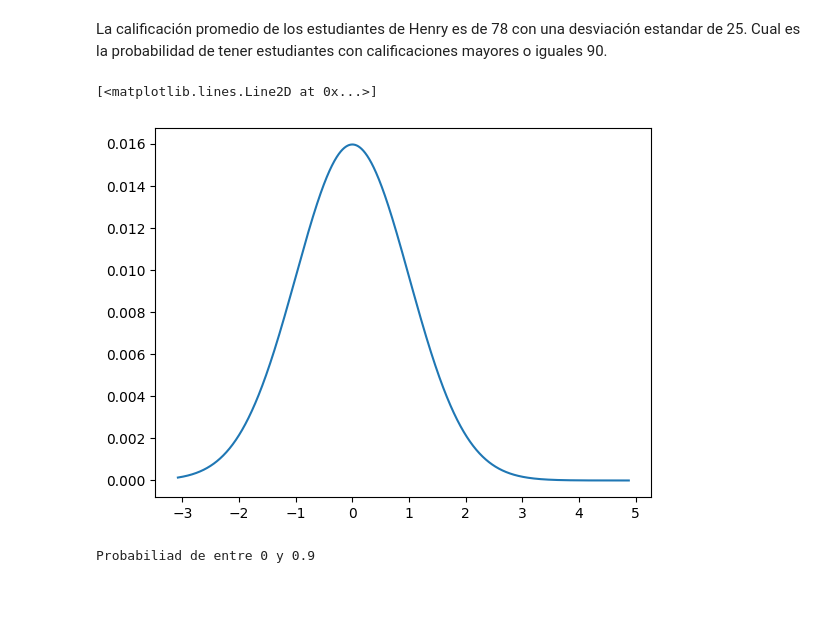
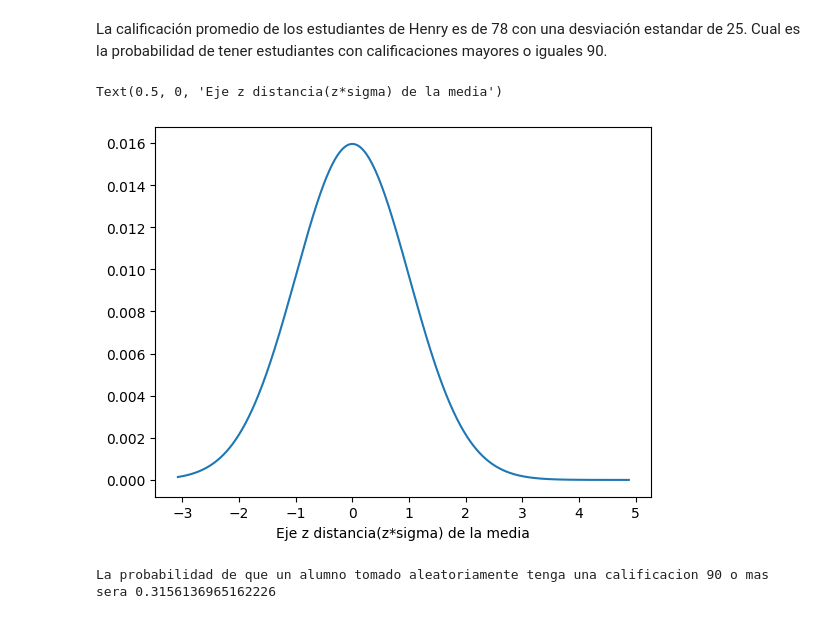
Before and after one commit to brunozenobio/Soy_Henry, a Jupyter notebook: M2/Clase 04/Homework_04.ipynb, the cells around one changed output. Drawn from its saved outputs; the diff is of its cells as text; code cells hidden in the pictures.

```diff
--- a/M2/Clase 04/Homework_04.ipynb
+++ b/M2/Clase 04/Homework_04.ipynb
@@ -280,17 +280,19 @@ x = np.linspace(1,200,2000)
 # Estandarizo x
 
 z = ((x-media) / desv)
-y = dist_normal(media,desv,x)
+y = dist_normal_estandar(media,desv,x)
-# %%
-plt.plot(z,y)
-# %% [output]
-[<matplotlib.lines.Line2D at 0x...>]
-[figure, removed]
+# %%
+plt.plot(z,y)
+plt.xlabel('Eje z distancia(z*sigma) de la media')
+# %% [output]
+Text(0.5, 0, 'Eje z distancia(z*sigma) de la media')
+[figure, added]
 # %%
 from scipy.stats import norm
-# %%
-# PRobabilidad de que se de entre 0 y 0.9
-prob = norm.cdf(0.9 ,0,1) - norm.cdf(0,0,1)
-print(f'Probabiliad de entre 0 y 0.9')
-# %% [output]
-Probabiliad de entre 0 y 0.9
+# %%
+# PRobabilidad de que se de entre 0.9 y 1
+z_buscado = (90-media) / desv
+print(f'La probabilidad de que un alumno tomado aleatoriamente tenga una calificacion 90 o mas sera {1-norm.cdf(z_buscado)}')
+# x= 90 ->z = 0.48 norm.cdf(0.48) da la probabilidad de encontrar un alumno entre 0 y ese valor, por eso la probabilidad sera 1-ese valor
+# %% [output]
+La probabilidad de que un alumno tomado aleatoriamente tenga una calificacion 90 o mas sera 0.3156136965162226
```
Also changed, not shown: 1 other file.
